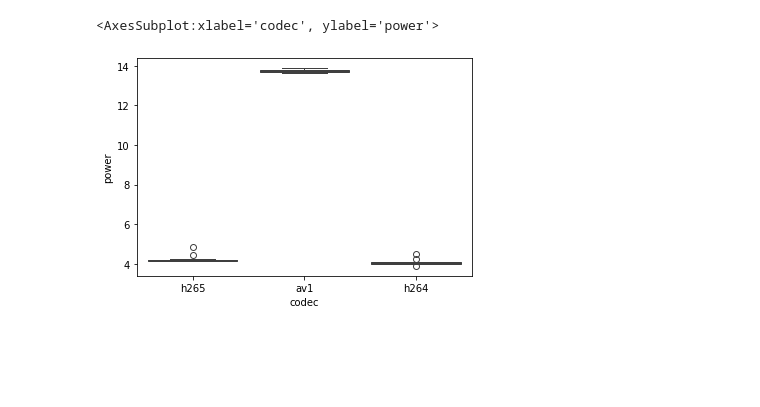
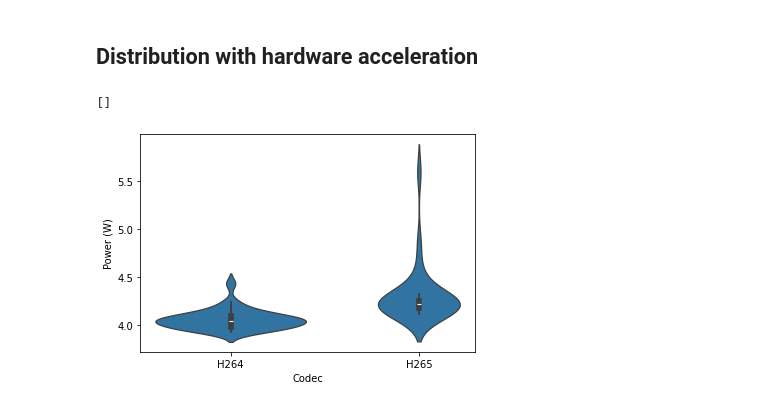
Before and after one commit to JellyAge/video_codec_power_comparison, a Jupyter notebook: chart.ipynb, the cells around one changed output. Cells and saved outputs as stored; diff of their text form; code cells hidden in the pictures; blank space fills up the shorter version.

Commit message:
New charts

```diff
--- a/chart.ipynb
+++ b/chart.ipynb
@@ -4,8 +4,3 @@ import matplotlib.pyplot as plt
 import os
 from pathlib import Path
 import seaborn as sns
-# %%
-csv_file = "20240225202155_h265.mp4.csv"
-if not os.path.exists(csv_file):
-    raise ValueError(f'{csv_file} does not exist')
-df = pd.read_csv(csv_file)
@@ -28,10 +7,16 @@ df
 # %%
-directory = Path("run1")
-group = []
+directory = Path("run6")
+codec = []
+hw_accel = []
 y = []
 for file in directory.iterdir():
     df = pd.read_csv(file)
     power = (df["CPU_ENERGY (J)"][len(df)-1]-df["CPU_ENERGY (J)"][0])/((df["Time"][len(df)-1]-df["Time"][0])/1000)
-    group.append(file.name.split("_")[-1].split(".")[0])
-    y.append(power)
-    print(power, file.name.split("_")[-1].split(".")[0])
+    if power > 1 and  power < 30:
+        acceleration = file.name.split("_",2)[-1].split(".")[0]=="HWAccel"
+        ccurrent_codec = file.name.split("_",2)[-2].split(".")[0].upper()
+        if acceleration and ccurrent_codec == "AV1":
+            continue
+        hw_accel.append(acceleration)
+        codec.append(file.name.split("_",2)[-2].split(".")[0].upper())
+        y.append(power)
@@ -56,7 +23,16 @@ for file in directory.iterdir():
+# %% [markdown]
+## Distribution with hardware acceleration
 # %%
-result = pd.DataFrame({"codec":group,"power":y})
-#result = result[result["group"]!="av1"]
-sns.boxplot(result,x="codec", y="power")
+result = pd.DataFrame({"codec":codec, "hw_accel":hw_accel, "power":y})
+result = result[result["hw_accel"]==True]
+#sns.set(rc={"figure.figsize":(8, 8)})
+
+
+ax = sns.violinplot(result, x="codec", y="power")
+#ax.set_ylim(bottom=0)
+ax.set_ylabel("Power (W)")
+ax.set_xlabel("Codec")
+ax.plot()
 # %% [output]
-<AxesSubplot:xlabel='codec', ylabel='power'>
+[]
-[figure, old version]
+[figure, new version]
```
Also changed, not shown: parts of 9 cells of this notebook.
